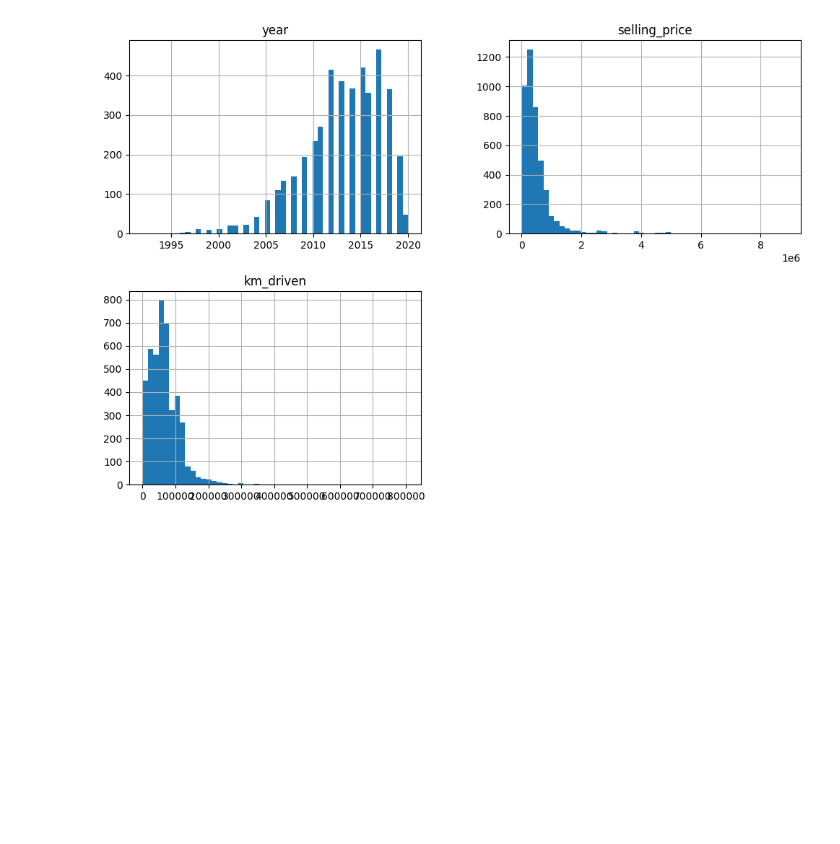
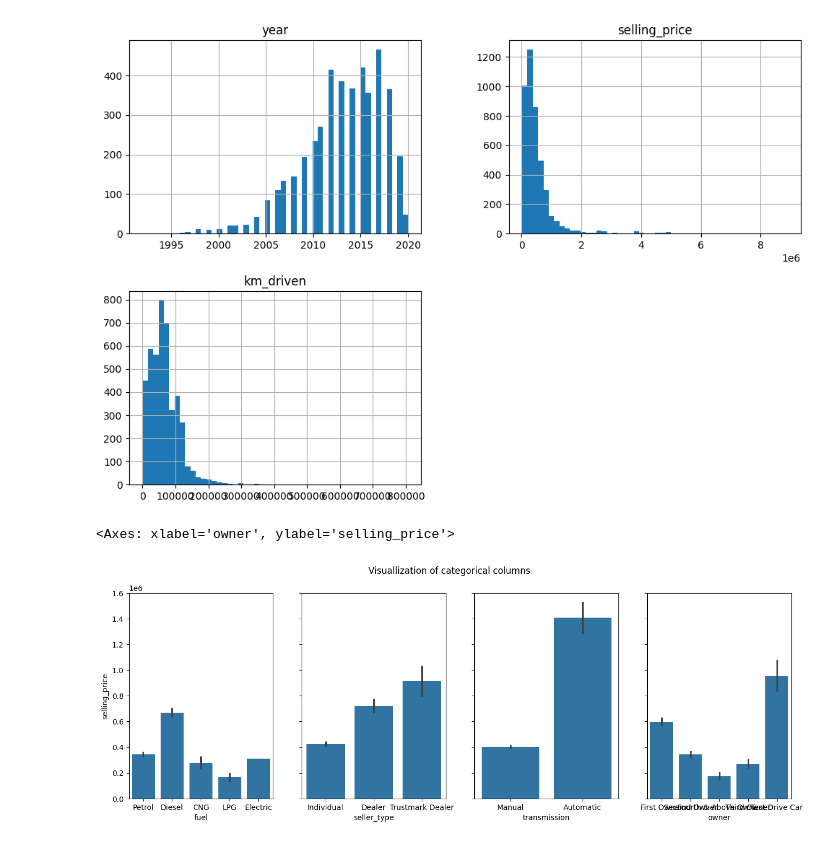
Before and after one commit to dasda98/ML-DL-examples, a Jupyter notebook: examples/Vehile.ipynb, the cells around one changed output. Drawn from its saved outputs; the diff is of its cells as text; code cells hidden in the pictures; blank space fills up the shorter version.

```diff
--- a/examples/Vehile.ipynb
+++ b/examples/Vehile.ipynb
@@ -120,3 +153,21 @@ df.hist(bins=50, figsize=((12, 8)))
 plt.show()
 # %% [output]
 [figure]
+# %%
+fig, axes = plt.subplots(1, 4, figsize=(16, 5), sharey=True)
+fig.suptitle('Visuallization of categorical columns')
+
+# Fuel_Type
+sns.barplot(x = 'fuel', y = 'selling_price', data = df, ax = axes[0])
+
+# Seller_Type
+sns.barplot(x = 'seller_type', y = 'selling_price', data = df, ax = axes[1])
+
+# Transmission
+sns.barplot(x = 'transmission', y = 'selling_price', data = df, ax = axes[2])
+
+# Owner
+sns.barplot(x = 'owner', y = 'selling_price', data = df, ax = axes[3])
+# %% [output]
+<Axes: xlabel='owner', ylabel='selling_price'>
+[figure, added]
```
Also changed, not shown: parts of 44 cells of this notebook, 1 other file.
